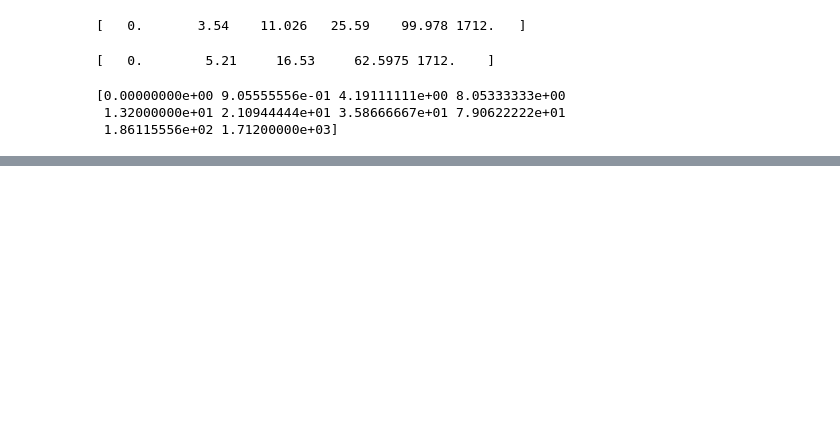
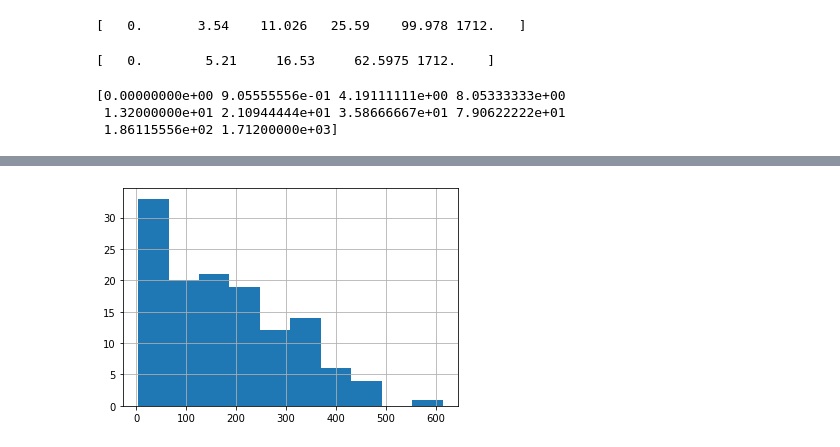
Before and after one commit to Starburned7/data-analytics-projects, a Jupyter notebook: Food_consumption.ipynb, the cells around one changed output, grey strips where cells are left out. Saved outputs shown, nothing was run; the diff lists cells and outputs as text; code cells hidden in the pictures; blank space fills up the shorter version.

```diff
--- a/Food_consumption.ipynb
+++ b/Food_consumption.ipynb
@@ -115,0 +151,5 @@ print(np.quantile(df['co2_emmission'], np.linspace(0, 1, 10)))
+# %%
+# Create histogram of co2_emission for food_category 'milk'
+df[df['food_category'] == 'Milk - inc. cheese']['co2_emmission'].hist();
+# %% [output]
+[figure, added]
```
Also changed, not shown: parts of 6 cells of this notebook.
